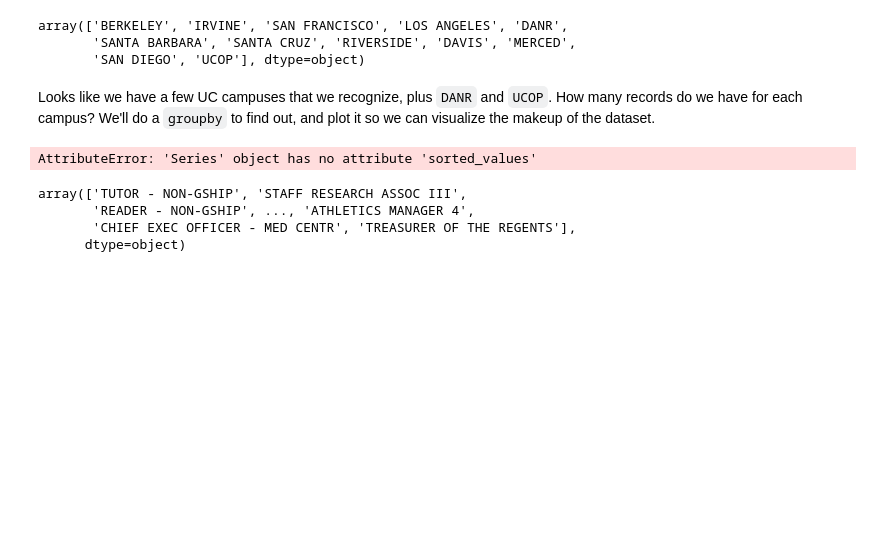
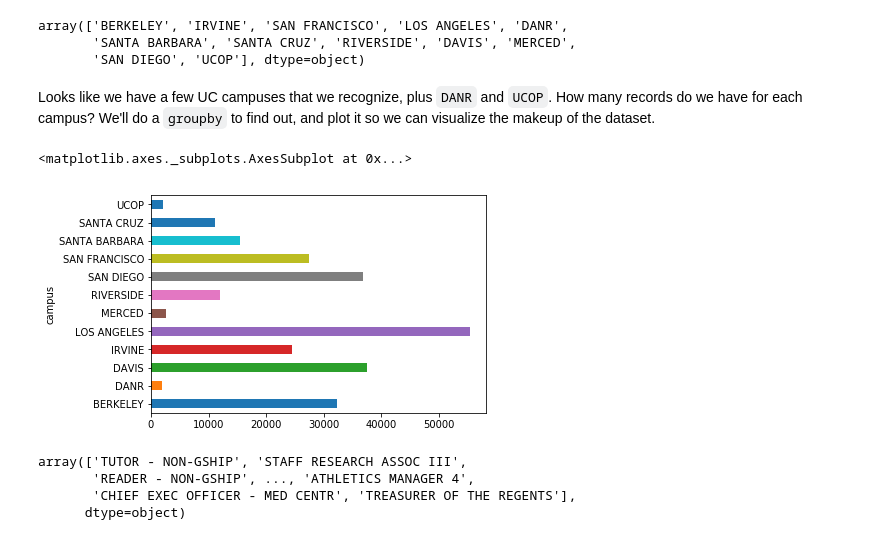
Before and after one commit to dssg/hitchhikers-guide, a Jupyter notebook: sources/curriculum/2_data_exploration_and_analysis/record-linkage/RecordLinkage.ipynb, the cells around one changed output. Cells and saved outputs as stored; diff of their text form; code cells hidden in the pictures; blank space fills up the shorter version.

```diff
--- a/sources/curriculum/2_data_exploration_and_analysis/record-linkage/RecordLinkage.ipynb
+++ b/sources/curriculum/2_data_exploration_and_analysis/record-linkage/RecordLinkage.ipynb
@@ -89,9 +89,10 @@ array(['BERKELEY', 'IRVINE', 'SAN FRANCISCO', 'LOS ANGELES', 'DANR',
 Looks like we have a few UC campuses that we recognize, plus `DANR` and `UCOP`. How many records do we have for each campus? We'll do a `groupby` to find out, and plot it so we can visualize the makeup of the dataset.
 # %%
 # Look at number of entries by campus in the dataset
-df_ucpay.groupby('campus').size().sorted_values(ascending=False).plot(kind='barh')
+df_ucpay.groupby('campus').size().plot(kind='barh')
 # %% [output]
-AttributeError: 'Series' object has no attribute 'sorted_values'
+<matplotlib.axes._subplots.AxesSubplot at 0x...>
+[figure, added]
 # %%
 # Get all unique titles
 df_ucpay.title.unique()
```
